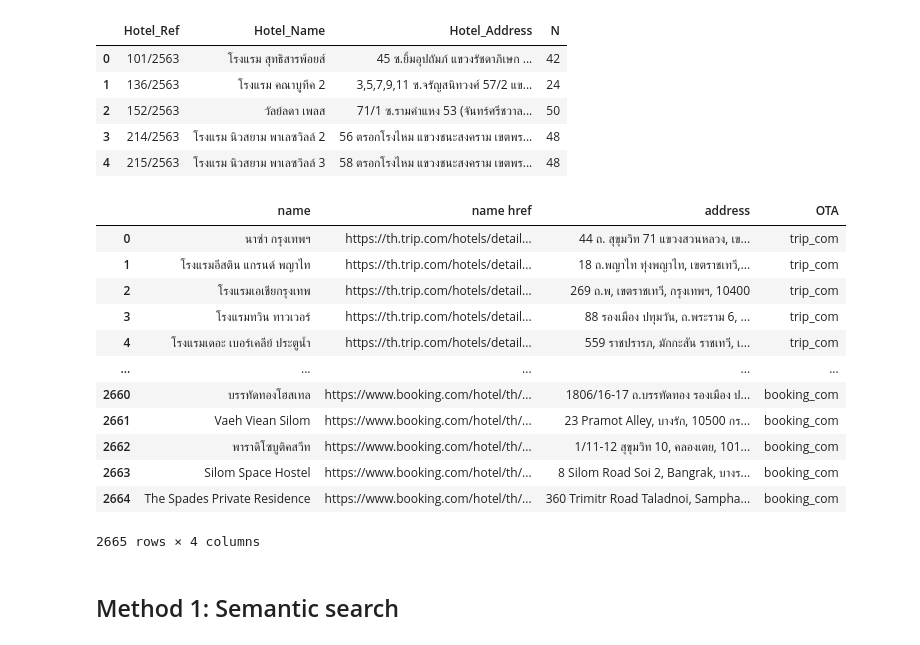
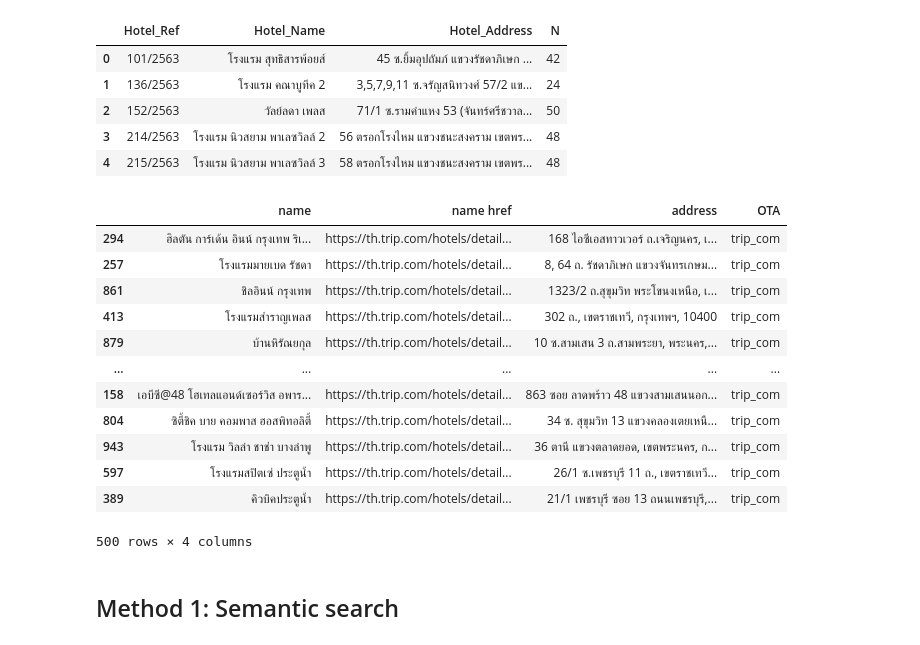
Before and after one commit to Thanrada2024/illegal_accommodation, a Jupyter notebook: DS_task.ipynb, the cells around one changed output. Saved outputs shown, nothing was run; the diff lists cells and outputs as text; code cells hidden in the pictures.

```diff
--- a/DS_task.ipynb
+++ b/DS_task.ipynb
@@ -96,26 +128,27 @@ hotel.head()
 # %%
 trip_com = pd.read_csv('https://raw.githubusercontent.com/Thanrada2024/illegal_accommodation/refs/heads/main/OTA/trip_com_bkk.csv')[['name','name href','address']].dropna()
 trip_com['OTA'] = 'trip_com'
 
 booking_com = pd.read_csv('https://raw.githubusercontent.com/Thanrada2024/illegal_accommodation/main/OTA/booking_com_bkk_with_addr.csv', engine='python')[['name href','name','address']].dropna()
 booking_com['OTA'] = 'booking_com'
 
 # รวมสอง DataFrame เข้าด้วยกัน
-OTA_df = pd.concat([trip_com, booking_com], ignore_index=True)
+# OTA_df = pd.concat([trip_com, booking_com], ignore_index=True)
+OTA_df = pd.concat([trip_com], ignore_index=True).sample(500)
 OTA_df
 # %% [output]
 |  | name | name href | address | OTA |
-| 0 | นาซ่า กรุงเทพฯ | https://th.trip.com/hotels/detail... | 44 ถ. สุขุมวิท 71 แขวงสวนหลวง, เข... | trip_com |
-| 1 | โรงแรมอีสติน แกรนด์ พญาไท | https://th.trip.com/hotels/detail... | 18 ถ.พญาไท ทุ่งพญาไท, เขตราชเทวี,... | trip_com |
-| 2 | โรงแรมเอเชียกรุงเทพ | https://th.trip.com/hotels/detail... | 269 ถ.พ, เขตราชเทวี, กรุงเทพฯ, 10400 | trip_com |
-| 3 | โรงแรมทวิน ทาวเวอร์ | https://th.trip.com/hotels/detail... | 88 รองเมือง ปทุมวัน, ถ.พระราม 6, ... | trip_com |
-| 4 | โรงแรมเดอะ เบอร์เคลีย์ ประตูน้ำ | https://th.trip.com/hotels/detail... | 559 ราชปรารภ, มักกะสัน ราชเทวี, เ... | trip_com |
+| 294 | ฮิลตัน การ์เด้น อินน์ กรุงเทพ ริเ... | https://th.trip.com/hotels/detail... | 168 ไอซีเอสทาวเวอร์ ถ.เจริญนคร, เ... | trip_com |
+| 257 | โรงแรมมายเบด รัชดา | https://th.trip.com/hotels/detail... | 8, 64 ถ. รัชดาภิเษก แขวงจันทรเกษม... | trip_com |
+| 861 | ชิลอินน์ กรุงเทพ | https://th.trip.com/hotels/detail... | 1323/2 ถ.สุขุมวิท พระโขนงเหนือ, เ... | trip_com |
+| 413 | โรงแรมสำราญเพลส | https://th.trip.com/hotels/detail... | 302 ถ., เขตราชเทวี, กรุงเทพฯ, 10400 | trip_com |
+| 879 | บ้านหิรัณยกุล | https://th.trip.com/hotels/detail... | 10 ซ.สามเสน 3 ถ.สามพระยา, พระนคร,... | trip_com |
 | ... | ... | ... | ... | ... |
-| 2660 | บรรทัดทองโฮสเทล | https://www.booking.com/hotel/th/... | 1806/16-17 ถ.บรรทัดทอง รองเมือง ป... | booking_com |
-| 2661 | Vaeh Viean Silom | https://www.booking.com/hotel/th/... | 23 Pramot Alley, บางรัก, 10500 กร... | booking_com |
-| 2662 | พาราดิโซบูติคสวีท | https://www.booking.com/hotel/th/... | 1/11-12 สุขุมวิท 10, คลองเตย, 101... | booking_com |
-| 2663 | Silom Space Hostel | https://www.booking.com/hotel/th/... | 8 Silom Road Soi 2, Bangrak, บางร... | booking_com |
-| 2664 | The Spades Private Residence | https://www.booking.com/hotel/th/... | 360 Trimitr Road Taladnoi, Sampha... | booking_com |
+| 158 | เอบีซี@48 โฮเทลแอนด์เซอร์วิส อพาร... | https://th.trip.com/hotels/detail... | 863 ซอย ลาดพร้าว 48 แขวงสามเสนนอก... | trip_com |
+| 804 | ซิตี้ชิค บาย คอมพาส ฮอสพิทอลิตี้ | https://th.trip.com/hotels/detail... | 34 ซ. สุขุมวิท 13 แขวงคลองเตยเหนื... | trip_com |
+| 943 | โรงแรม วิลล่า ชาช่า บางลำพู | https://th.trip.com/hotels/detail... | 36 ตานี แขวงตลาดยอด, เขตพระนคร, ก... | trip_com |
+| 597 | โรงแรมสปิตเซ่ ประตูน้ำ | https://th.trip.com/hotels/detail... | 26/1 ซ.เพชรบุรี 11 ถ., เขตราชเทวี... | trip_com |
+| 389 | คิวบิคประตูน้ำ | https://th.trip.com/hotels/detail... | 21/1 เพชรบุรี ซอย 13 ถนนเพชรบุรี,... | trip_com |
-2665 rows × 4 columns
+500 rows × 4 columns
 # %% [markdown]
 ## Method 1: Semantic search
```
Also changed, not shown: parts of 13 cells of this notebook.
